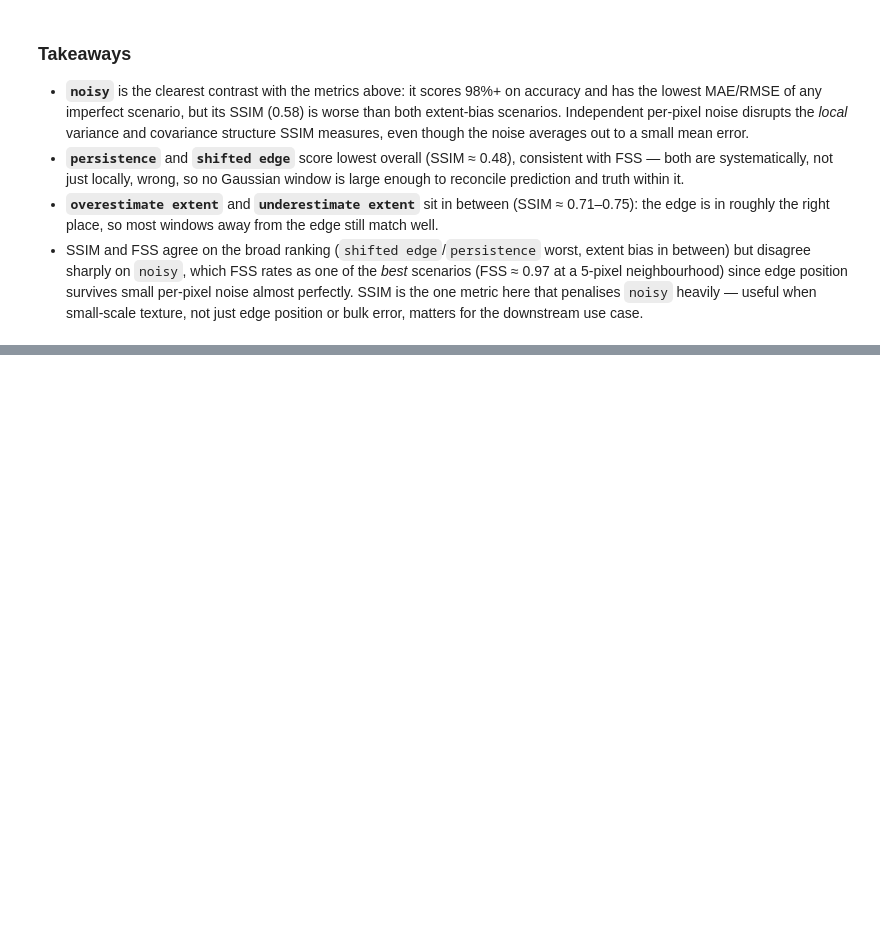
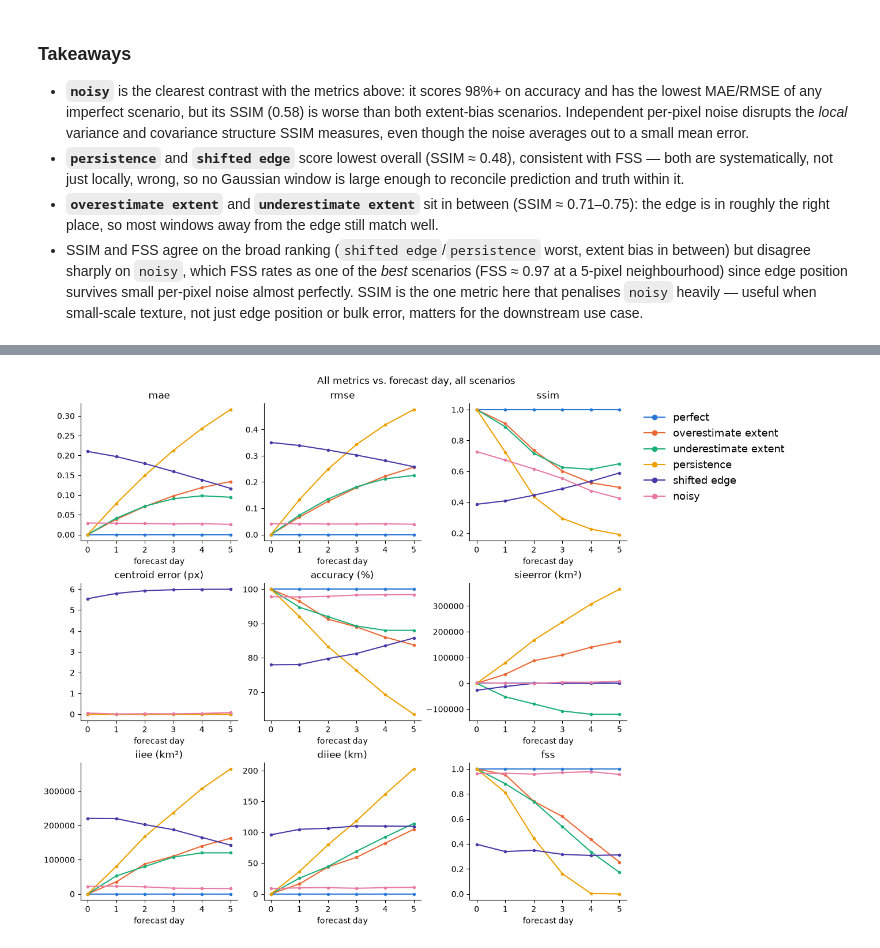
Before and after one commit to alan-turing-institute/icenet-mp, a Jupyter notebook: notebooks/metrics_examples.ipynb, the cells around one changed output, grey strips where cells are left out. Saved outputs shown, nothing was run; the diff lists cells and outputs as text; code cells hidden in the pictures; blank space fills up the shorter version.

```diff
--- a/notebooks/metrics_examples.ipynb
+++ b/notebooks/metrics_examples.ipynb
@@ -605,0 +867,40 @@ plt.show()
+# %%
+ALL_METRICS = {
+    "mae": {name: daily_results[name]["mae"] for name in scenarios},
+    "rmse": {name: daily_results[name]["rmse"] for name in scenarios},
+    "ssim": ssim_daily_results,
+    "centroid error (px)": centroid_daily_results,
+    "accuracy (%)": {name: daily_results[name]["accuracy (%)"] for name in scenarios},
+    "sieerror (km²)": {name: daily_results[name]["sieerror (km²)"] for name in scenarios},
+    "iiee (km²)": iiee_daily_results,
+    "diiee (km)": diiee_daily_results,
+    "fss": fss_daily_results,
+}
+
+fig, axes = plt.subplots(3, 3, figsize=(13, 9.6), constrained_layout=True)
+for ax, (metric_name, results) in zip(axes.flat, ALL_METRICS.items(), strict=True):
+    for scenario_name in scenarios:
+        ax.plot(
+            range(N_DAYS),
+            results[scenario_name],
+            marker="o",
+            markersize=3,
+            linewidth=1.5,
+            color=SCENARIO_COLORS[scenario_name],
+            label=scenario_name,
+        )
+    ax.set_title(metric_name)
+    ax.set_xlabel("forecast day")
+    ax.spines[["top", "right"]].set_visible(False)
+
+axes.flat[2].legend(
+    loc="upper left",
+    bbox_to_anchor=(1.05, 1.0),
+    frameon=False,
+    fontsize=13,
+    markerscale=2,
+)
+fig.suptitle("All metrics vs. forecast day, all scenarios")
+plt.show()
+# %% [output]
+[figure, added]
```
Also changed, not shown: parts of 15 cells of this notebook, 5 other files.
